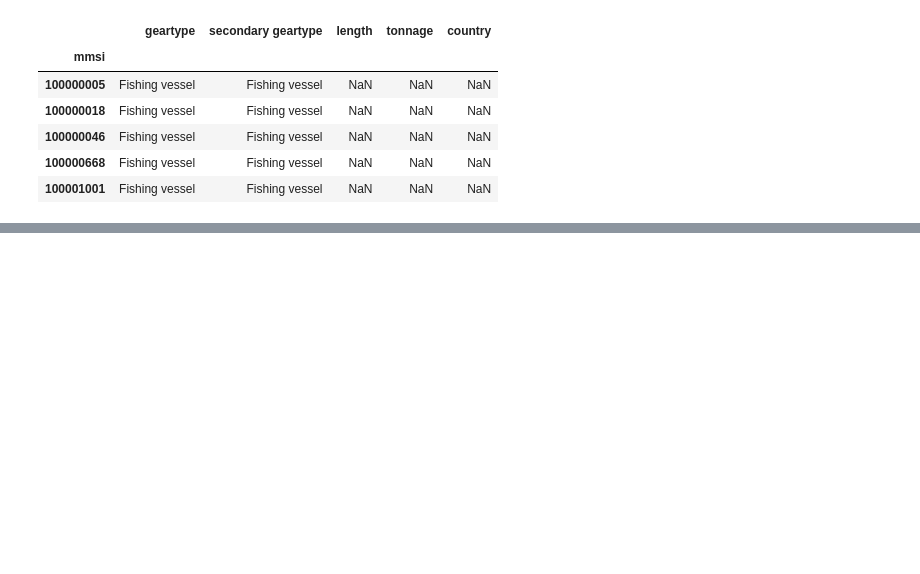
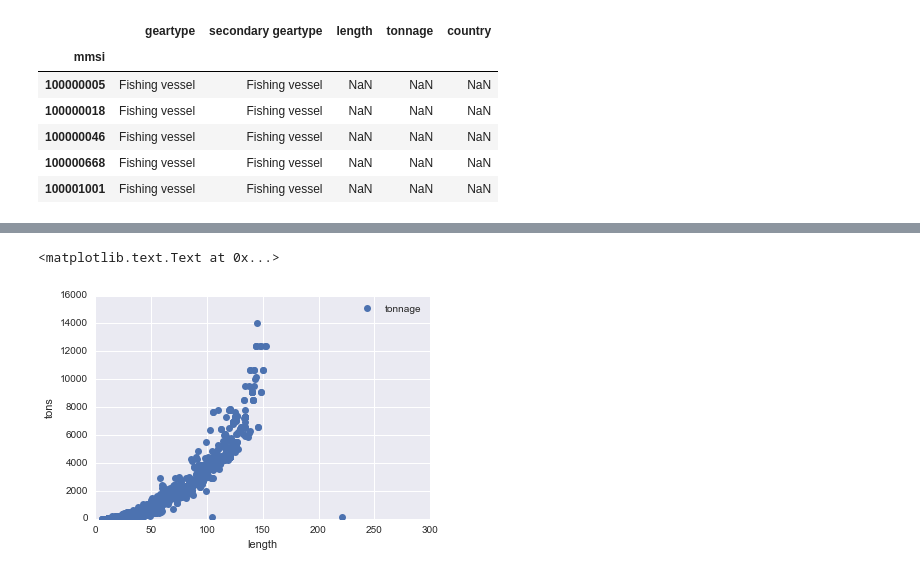
Before and after one commit to GlobalFishingWatch/mussidae, a Jupyter notebook: mussidae/kroodsma_listbuild/non_fishing_vessels_for_net.ipynb, the cells around one changed output, grey strips where cells are left out. Saved outputs shown, nothing was run; the diff lists cells and outputs as text; code cells hidden in the pictures; blank space fills up the shorter version.

```diff
--- a/mussidae/kroodsma_listbuild/non_fishing_vessels_for_net.ipynb
+++ b/mussidae/kroodsma_listbuild/non_fishing_vessels_for_net.ipynb
@@ -600,6 +614,7 @@ df_ITU.groupby(['itu_label']).count()
 | Tug/Pilot/Supply | 66 |
 # %%
 ft = pd.read_csv('fishing_training.csv')
+ft['mmsi'] = pd.to_numeric(ft['mmsi'])
 ft = ft.set_index('mmsi')
 ft.head()
 # %% [output]
@@ -621,0 +665,8 @@ result = result.join(df_ITU,how='outer')
+# %%
+# Check the length and tonnage values
+result.plot(x='length', y='tonnage',style='o')
+plt.xlim(0,300)
+plt.ylabel("tons")
+# %% [output]
+<matplotlib.text.Text at 0x...>
+[figure, added]
```
Also changed, not shown: parts of 16 cells of this notebook, 1 other file.
